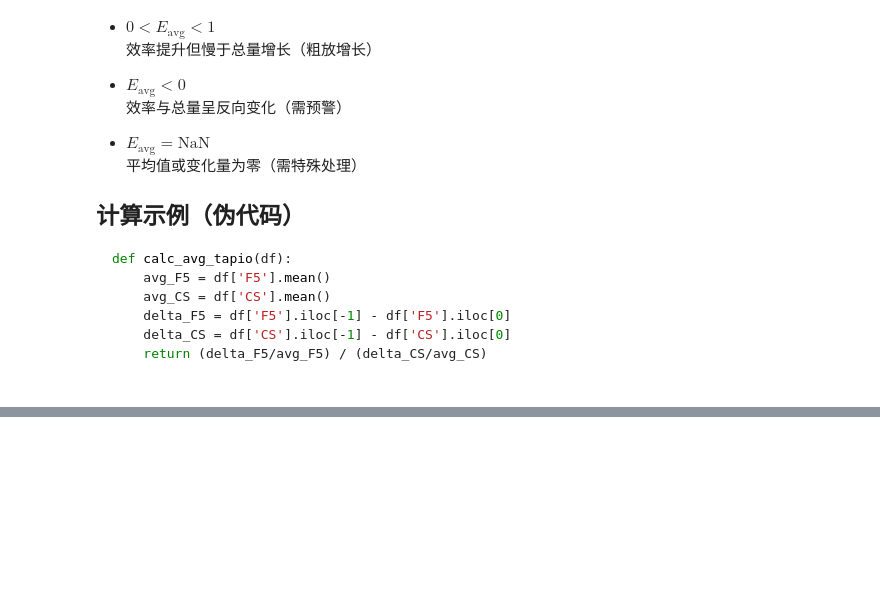
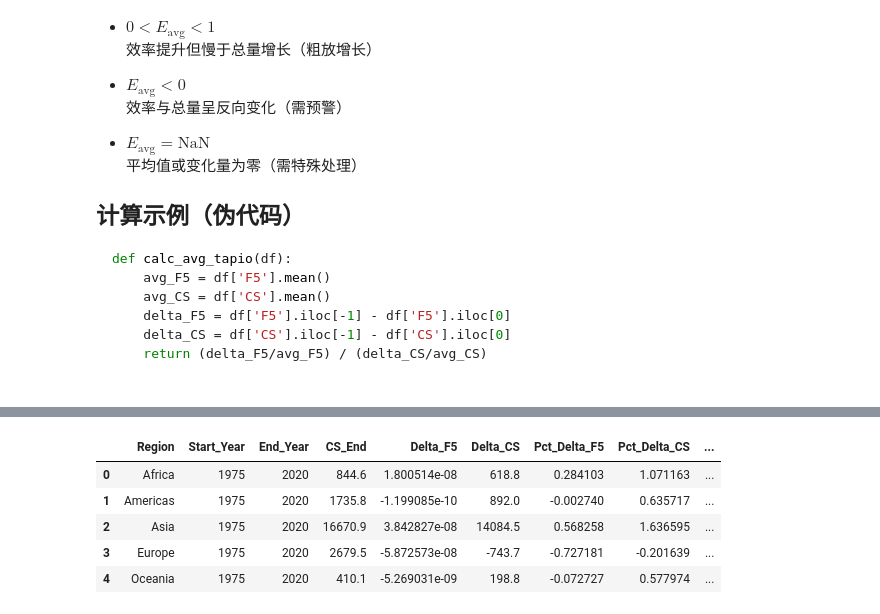
Before and after one commit to brwei01/Cement_LMDI, a Jupyter notebook: Processor_CFP_APC.ipynb, the cells around one changed output, grey strips where cells are left out. Drawn from its saved outputs; the diff is of its cells as text; code cells hidden in the pictures; blank space fills up the shorter version.

```diff
--- a/Processor_CFP_APC.ipynb
+++ b/Processor_CFP_APC.ipynb
@@ -906,0 +988,96 @@ avg_based_tapio_results.to_csv("Data1/results/C5_CS_Tapio_results_over_35yrs.csv
+# %%
+import pandas as pd
+import numpy as np
+
+def calc_avg_based_total_tapio(df, carbon_col="cement_CS", activity_col="built_surface"):
+    """
+    计算每个区域基于平均值（而非起始值）的总Tapio弹性系数
+    严格遵循原始公式：
+        E_avg = [ (F5_end - F5_start) / avg_F5 ] / [ (CS_end - CS_start) / avg_CS ]
+              = (pct_delta_F5) / (pct_delta_CS)
+    其中：
+        F5 = carbon_col / activity_col (碳吸收强度)
+        CS = carbon_col (总碳吸收)
+    """
+    results = []
+
+    for region, region_df in df.groupby('region'):
+        # 按年份排序
+        region_df = region_df.sort_values('Year')
+
+        # 确保有足够数据点
+        if len(region_df) < 2:
+            continue
+
+        '''计算整个时间段的平均值'''
+        # F5: 碳吸收强度 (碳吸收量/活动量)
+        F5_values = region_df[carbon_col] / region_df[activity_col]
+        avg_F5 = np.mean(F5_values)
+        # CS: 总碳吸收量
+        avg_CS = np.mean(region_df[carbon_col])
+
+        '''计算整个时间段的变化量'''
+        # 获取起始年和结束年数据
+        start_row = region_df.iloc[0]
+        end_row = region_df.iloc[-1]
+        # 计算起始年和结束年的F5值
+        F5_start = start_row[carbon_col] / start_row[activity_col]
+        F5_end = end_row[carbon_col] / end_row[activity_col]
+        # 获取起始年和结束年的碳吸收值
+        CS_start = start_row[carbon_col]
+        CS_end = end_row[carbon_col]
+        # 计算绝对值变化量
+        delta_F5 = F5_end - F5_start
+        delta_CS = CS_end - CS_start
+
+        '''计算变化率'''
+        if avg_F5 == 0:
+            pct_delta_F5 = np.nan
+        else:
+            pct_delta_F5 = delta_F5 / avg_F5  # 相对于平均值的百分比变化
+
+        if avg_CS == 0:
+            pct_delta_CS = np.nan
+        else:
+            pct_delta_CS = delta_CS / avg_CS  # 相对于平均值的百分比变化
+
+        '''计算Tapio弹性系数'''
+        if pct_delta_CS == 0 or np.isnan(pct_delta_F5) or np.isnan(pct_delta_CS):
+            tapio_elasticity = np.nan
+        else:
+            tapio_elasticity = pct_delta_F5 / pct_delta_CS
+
+        results.append({
+            'Region': region,
+            'Start_Year': start_row['Year'],
+            'End_Year': end_row['Year'],
+            'CS_End': CS_end,
+            'Delta_F5': delta_F5,
+            'Delta_CS': delta_CS,
+            'Pct_Delta_F5': pct_delta_F5,
+            'Pct_Delta_CS': pct_delta_CS,
+            'Total_Tapio_Elasticity': tapio_elasticity
+        })
+
+    return pd.DataFrame(results)
+
+# 使用示例:
+# 假设您的数据框名为 region_df
+# 确保数据框中包含必要的列：region, Year, total_CE, built_surface（或其他活动量指标）
+
+region_factors_df = pd.read_csv('Data1/results/Factors_by_Region_and_Year_5yrs_interval.csv')
+# 计算基于平均值的总Tapio弹性系数
+region_factors_tapio_results_35 = calc_avg_based_total_tapio(region_factors_df,
+                                          carbon_col="total_CE",
+                                          activity_col="built_surface")
+
+# 保存结果
+region_factors_tapio_results_35.to_csv('Data1/results/Region_total_C5_CS_Tapio_results_35yrs_interval.csv', index=False)
+region_factors_tapio_results_35
+# %% [output]
+|  | Region | Start_Year | End_Year | CS_End | Delta_F5 | Delta_CS | Pct_Delta_F5 | Pct_Delta_CS | ... |
+| 0 | Africa | 1975 | 2020 | 844.6 | 1.800514e-08 | 618.8 | 0.284103 | 1.071163 | ... |
+| 1 | Americas | 1975 | 2020 | 1735.8 | -1.199085e-10 | 892.0 | -0.002740 | 0.635717 | ... |
+| 2 | Asia | 1975 | 2020 | 16670.9 | 3.842827e-08 | 14084.5 | 0.568258 | 1.636595 | ... |
+| 3 | Europe | 1975 | 2020 | 2679.5 | -5.872573e-08 | -743.7 | -0.727181 | -0.201639 | ... |
+| 4 | Oceania | 1975 | 2020 | 410.1 | -5.269031e-09 | 198.8 | -0.072727 | 0.577974 | ... |
```
Also changed, not shown: parts of 12 cells of this notebook, 16 other files.
